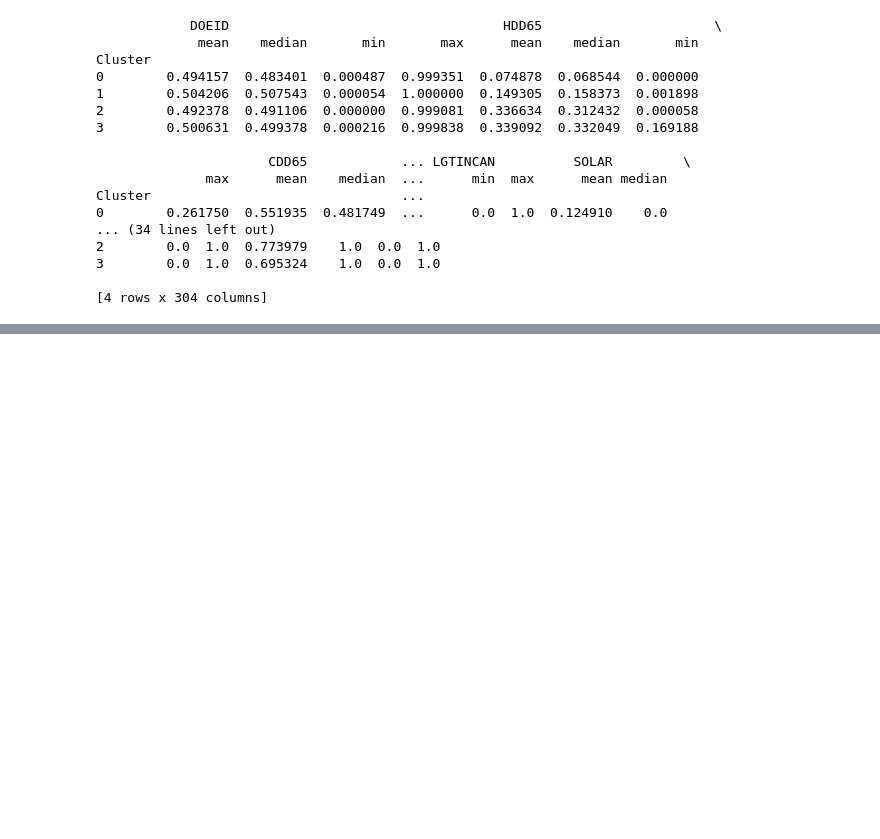
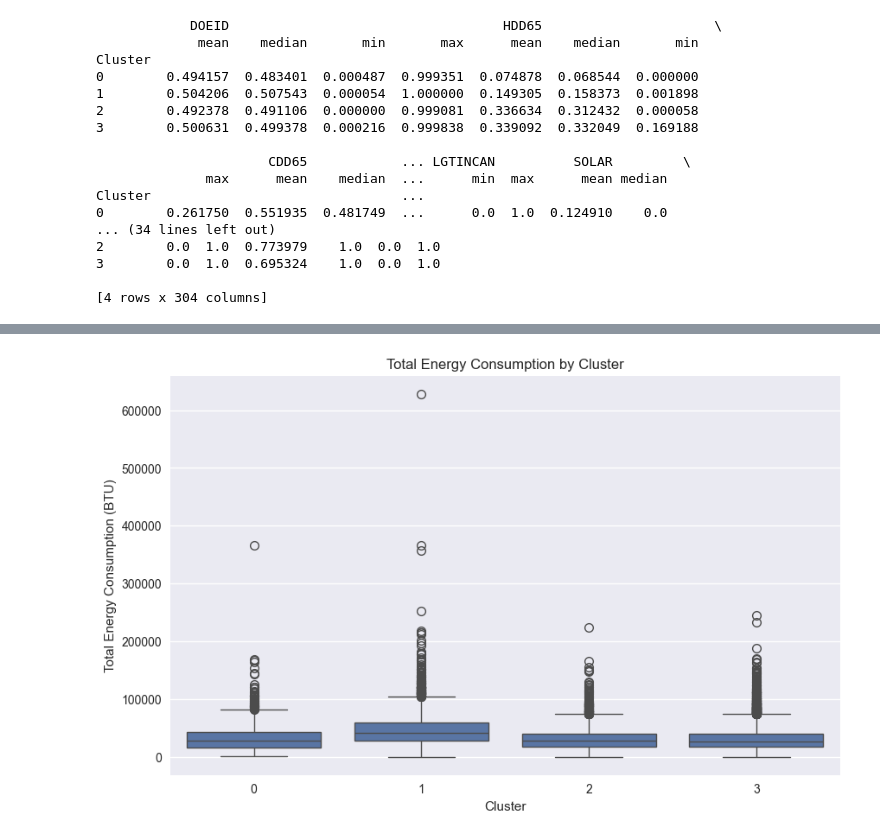
Before and after one commit to numansuri/Milestone_II, a Jupyter notebook: Numan_Exploration/recs_unsupervised_learning.ipynb, the cells around one changed output, grey strips where cells are left out. Drawn from its saved outputs; the diff is of its cells as text; code cells hidden in the pictures; blank space fills up the shorter version.

Commit message:
updated cluster analysis

```diff
--- a/Numan_Exploration/recs_unsupervised_learning.ipynb
+++ b/Numan_Exploration/recs_unsupervised_learning.ipynb
@@ -274,0 +294,10 @@ TypeError: Could not convert WESTWESTWESTWESTWESTWESTWESTWESTWESTWESTWESTWESTWES
+# %%
+# Box plot for total energy consumption by cluster
+plt.figure(figsize=(10, 6))
+sns.boxplot(x='Cluster', y='BTUEL', data=original_df)
+plt.title('Total Energy Consumption by Cluster')
+plt.xlabel('Cluster')
+plt.ylabel('Total Energy Consumption (BTU)')
+plt.show()
+# %% [output]
+[figure, added]
```
Also changed, not shown: parts of 2 cells of this notebook.
